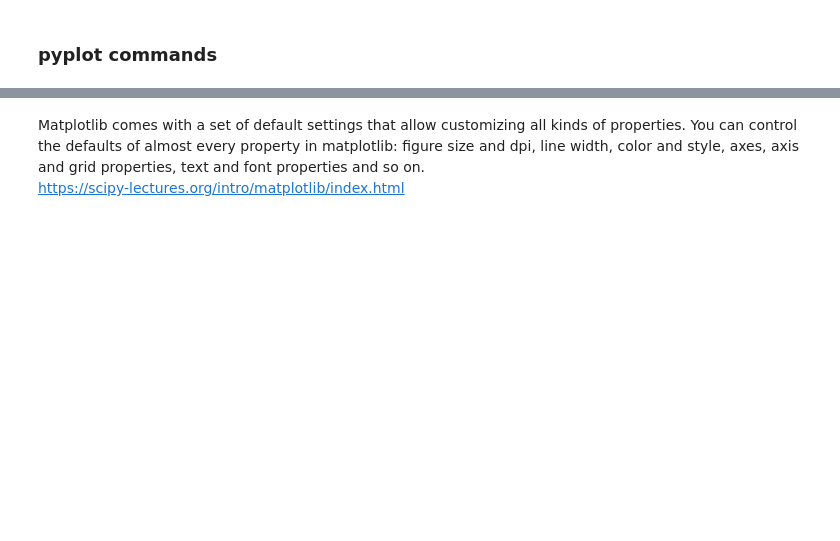
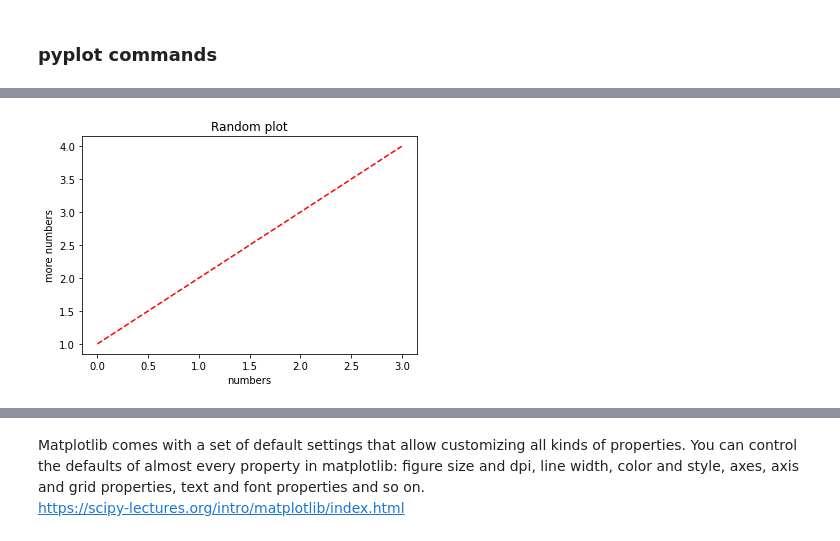
Before and after one commit to Michelleoc/fundamentals-of-data-analysis-assessment, a Jupyter notebook: pyplot.ipynb, the cells around one changed output, grey strips where cells are left out. Saved outputs shown, nothing was run; the diff lists cells and outputs as text; code cells hidden in the pictures; blank space fills up the shorter version.

```diff
--- a/pyplot.ipynb
+++ b/pyplot.ipynb
@@ -45,0 +78,12 @@ plt.show()
+# %%
+# Adding title
+# Adding x axis label
+# Adding x axis label
+# Change from red circles to red dashes
+plt.plot([1, 2, 3, 4], 'r--')
+plt.title('Random plot')
+plt.xlabel('numbers')
+plt.ylabel('more numbers')
+plt.show()
+# %% [output]
+[figure, added]
```
Also changed, not shown: parts of 45 cells of this notebook, 4 other files.
